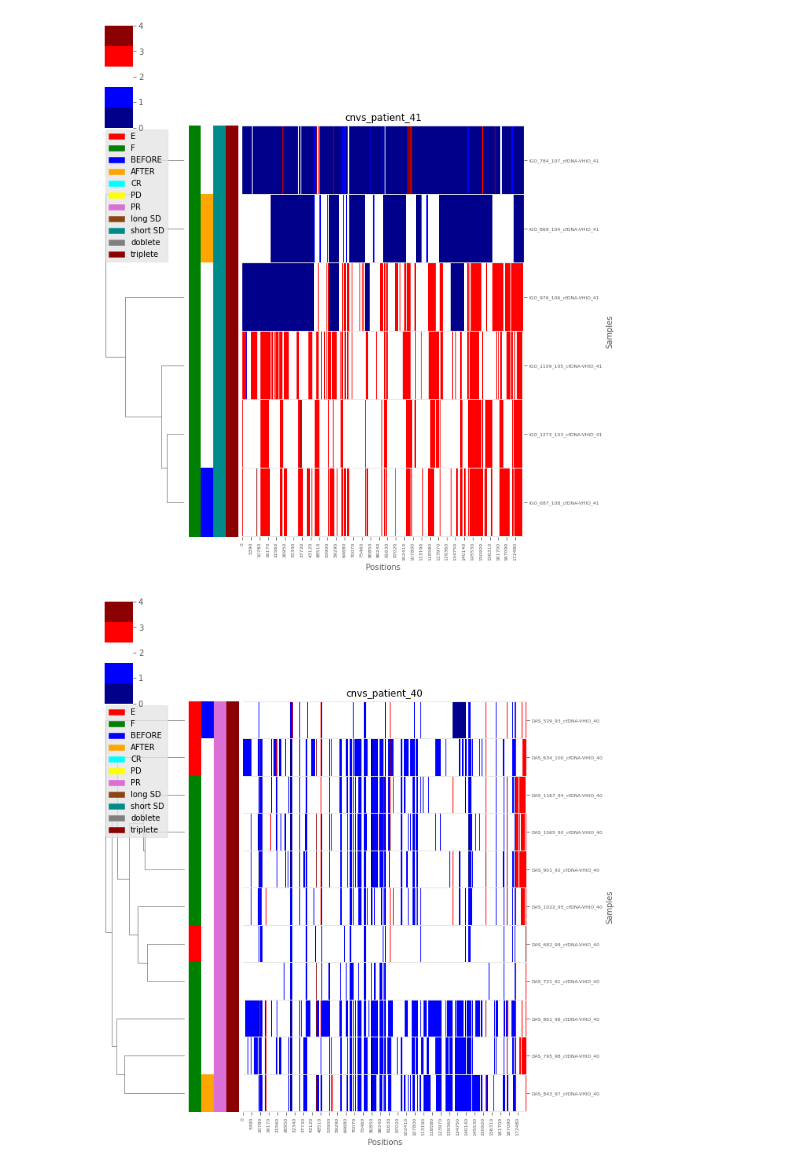
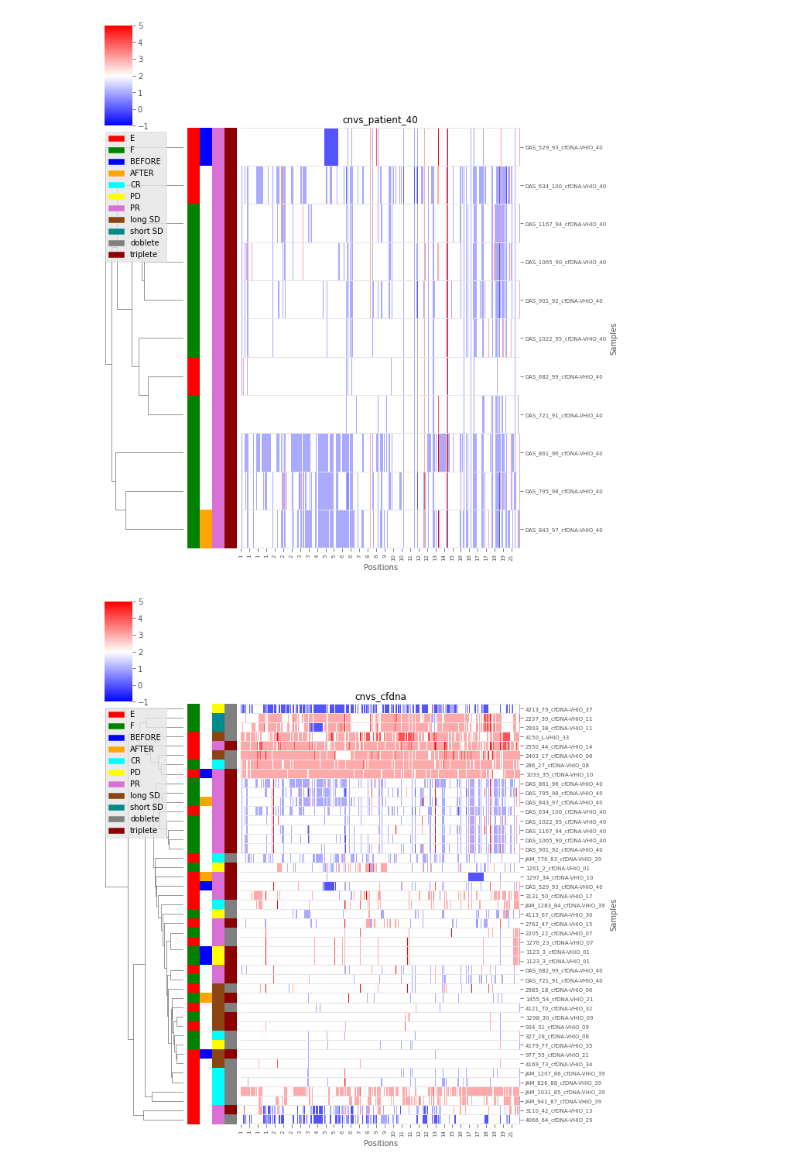
Before and after one commit to jfnavarro/scitron, a Jupyter notebook: analysis_cnvs.ipynb, the cells around one changed output. Cells and saved outputs as stored; diff of their text form; code cells hidden in the pictures.

```diff
--- a/analysis_cnvs.ipynb
+++ b/analysis_cnvs.ipynb
@@ -20,25 +24,21 @@ cnvs_genes = cnvs_genes.loc[:, SAMPLES]
 # %%
 import matplotlib
+matplotlib.style.use('ggplot')
 from matplotlib import pyplot as plt
-matplotlib.style.use('ggplot')
 import numpy as np
 from matplotlib.colors import ListedColormap
 import seaborn as sns
 from matplotlib.patches import Patch
-import scipy.spatial as sp, scipy.cluster.hierarchy as hc
 
-
-scaled_cmp = ListedColormap(['darkblue', 'blue', 'white', 'red', 'darkred'])
-relative_cmp = matplotlib.cm.bwr
 figsize = (16,16)
 color_map = ["red", "green", "blue", "orange", "cyan", "yellow", "orchid",
              "saddlebrown", "darkcyan", "gray", "darkred", "darkgreen", "darkblue",
              "antiquewhite", "bisque", "black", "slategray", "gold", "floralwhite",
              "aliceblue", "plum", "cadetblue", "coral", "olive", "khaki", "lightsalmon"]
 
-def plot_heatmap(data, meta, title, filename, col_cluster, row_cluster, scaled=True):
+def plot_heatmap(data, meta, title, filename, col_cluster, row_cluster):
+
     meta = meta.reindex(data.index)
-    mask = data < 0
 
     var1_colors = [color_map[0] if x == 'E' else color_map[1] for x in meta['VAR2']]
     var2_colors = [color_map[2] if x == 'BEFORE' else color_map[3] if x == 'AFTER' else (1,1,1) for x in meta['VAR1']]
@@ -52,9 +52,9 @@ def plot_heatmap(data, meta, title, filename, col_cluster, row_cluster, scaled=T
     var7_colors = [color_map[9] if x == 'doblete' else color_map[10] for x in meta['VAR7']]
 
     ax = sns.clustermap(data,
-                        mask=mask,
+                        mask=data.isnull(),
                         z_score=None,
-                        cmap=scaled_cmp if scaled else relative_cmp,
+                        cmap=matplotlib.cm.bwr,
                         rasterized=True,
                         metric='euclidean',
                         method='average',
@@ -62,8 +62,8 @@ def plot_heatmap(data, meta, title, filename, col_cluster, row_cluster, scaled=T
                         row_colors=[var1_colors, var2_colors, var3_colors, var7_colors],
                         col_cluster=col_cluster,
                         row_cluster=row_cluster,
-                        vmax=0,
-                        vmin=4)
+                        vmax=np.nanmin(data),
+                        vmin=np.nanmax(data))
 
     handles = [Patch(color=color_map[0], label='E'),
                Patch(color=color_map[1], label='F'),
@@ -79,13 +79,12 @@ def plot_heatmap(data, meta, title, filename, col_cluster, row_cluster, scaled=T
     ax.ax_heatmap.set_title(title, fontsize=12)
     ax.ax_heatmap.set_xlabel("Positions",fontsize=10)
     ax.ax_heatmap.set_ylabel("Samples", fontsize=10)
-    ax.ax_heatmap.tick_params(labelsize=6)
+    ax.ax_heatmap.tick_params(labelsize=7)
     ax.cax.set_visible(True)
     ax.ax_row_dendrogram.legend(handles=handles, loc="upper left")
     ax.savefig(filename)
 
 def plot_pca(x, y, colors, labels, title, filename):
-
     unique_colors = set(colors)
     color_values = [color_map[i] for i in unique_colors]
     colors = [color_map[i] for i in colors]
@@ -99,37 +98,38 @@ def plot_pca(x, y, colors, labels, title, filename):
 
     ax.set_xlabel('PCA1')
     ax.set_ylabel('PCA2')
-    ax.set_title(title, size=5)
+    ax.set_title(title, size=8)
     ax.legend([plt.Line2D((0, 1), (0, 0), color=x) for x in color_values],
               labels, loc="upper right", markerscale=1.0,
               ncol=1, scatterpoints=1, fontsize=5)
     fig.savefig(filename)
 # %%
-patient_41 = meta_filtered[(meta_filtered['PATIENT_ID'] == 'VHIO_41')
+patient_40 = meta_filtered[(meta_filtered['PATIENT_ID'] == 'VHIO_40')
                            & (meta_filtered['SAMPLE_TYPE'] == "cfDNA")].index
-cnvs_41 = cnvs.loc[:, cnvs.columns[0:3].to_list() + patient_41.tolist()]
-data = cnvs_41.iloc[:,3:].transpose()
+cnvs_40 = cnvs.loc[:, cnvs.columns[0:2].to_list() + patient_40.tolist()]
+data = cnvs_40.iloc[:,2:].transpose()
 data[data == 'Na'] = np.nan
 data = data.astype('float')
-data[data < 0.0] = np.nan
-data[data > 3.0] = 4
-data = data.fillna(-1)
-name = 'cnvs_patient_41'
-plot_heatmap(data, meta_filtered, name, name + "_scaled.pdf", False, True, True)
+data = data.dropna(how='all', axis=0)
+data = data.dropna(how='all', axis=1)
+data[data > 5.0] = 5
+data = data.fillna(2)
+name = 'cnvs_patient_40'
+plot_heatmap(data, meta_filtered, name, name + "_scaled.pdf", False, True)
 # %% [output]
-[figure, old version]
+[figure, new version]
 # %%
-patient_40 = meta_filtered[(meta_filtered['PATIENT_ID'] == 'VHIO_40')
-                           & (meta_filtered['SAMPLE_TYPE'] == "cfDNA")].index
-cnvs_40 = cnvs.loc[:, cnvs.columns[0:3].to_list() + patient_40.tolist()]
-data = cnvs_40.iloc[:,3:].transpose()
+cfdna_samples = meta_filtered[(meta_filtered['SAMPLE_TYPE'] == "cfDNA")].index
+cnvs_cfdna = cnvs.loc[:, cnvs.columns[0:2].to_list() + cfdna_samples.tolist()]
+data = cnvs_cfdna.iloc[:,2:].transpose()
 data[data == 'Na'] = np.nan
 data = data.astype('float')
-data[data < 0.0] = np.nan
-data[data > 3.0] = 4
-data = data.fillna(-1)
-name = 'cnvs_patient_40'
-plot_heatmap(data, meta_filtered, name, name + "_scaled.pdf", False, True, True)
+data = data.dropna(how='all', axis=0)
+data = data.dropna(how='all', axis=1)
+data[data > 5.0] = 5
+data = data.fillna(2)
+name = 'cnvs_cfdna'
+plot_heatmap(data, meta_filtered, name, name + "_scaled.pdf", False, True)
 # %% [output]
-[figure, old version]
+[figure, new version]
 # %%
```
Also changed, not shown: parts of 9 cells of this notebook, 6 other files.
